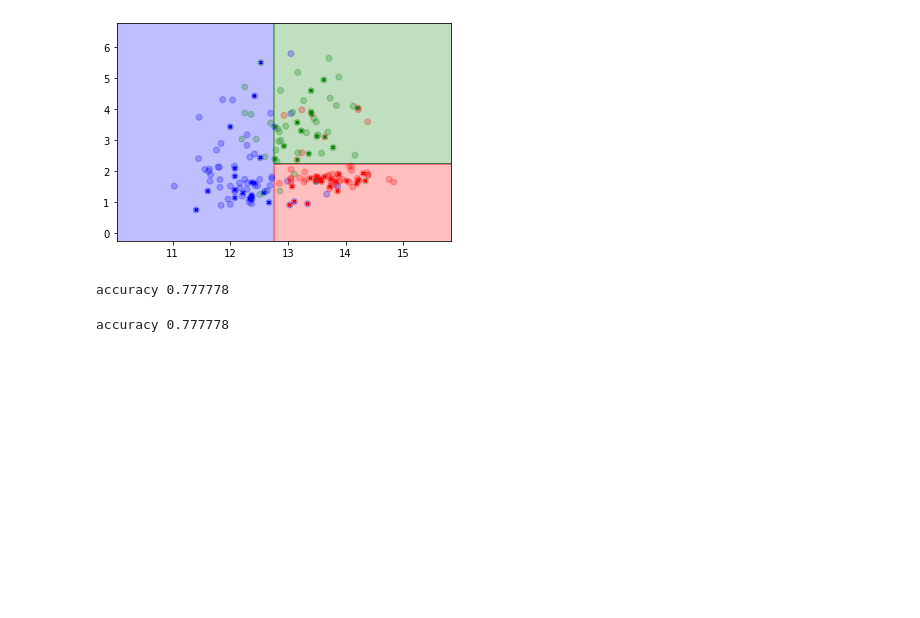
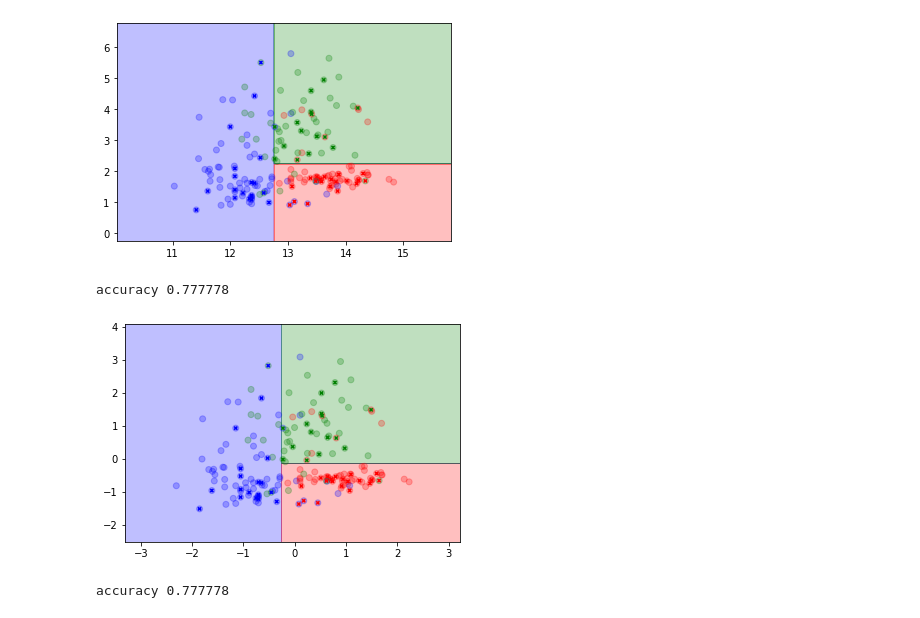
Before and after one commit to Aafaaq77/EinblickeMachineLearning, a Jupyter notebook: 07_skalierung_aufgabe.ipynb, the cells around one changed output. Saved outputs shown, nothing was run; the diff lists cells and outputs as text; code cells hidden in the pictures; blank space fills up the shorter version.

```diff
--- a/07_skalierung_aufgabe.ipynb
+++ b/07_skalierung_aufgabe.ipynb
@@ -285,6 +300,10 @@ dt_std.fit(X_train_std, y_train)
 evaluate_ergebnis(dt_std, X_test_std, y_test)
 # %% [output]
 accuracy 0.777778
+# %%
+plot_ergebnis(X_train_std, y_train, X_test_std, dt_std)
+# %% [output]
+[figure, added]
 # %%
 # on normalized data
 dt_minmax = DecisionTreeClassifier(criterion='entropy', max_depth=2)
```
Also changed, not shown: parts of 19 cells of this notebook.
